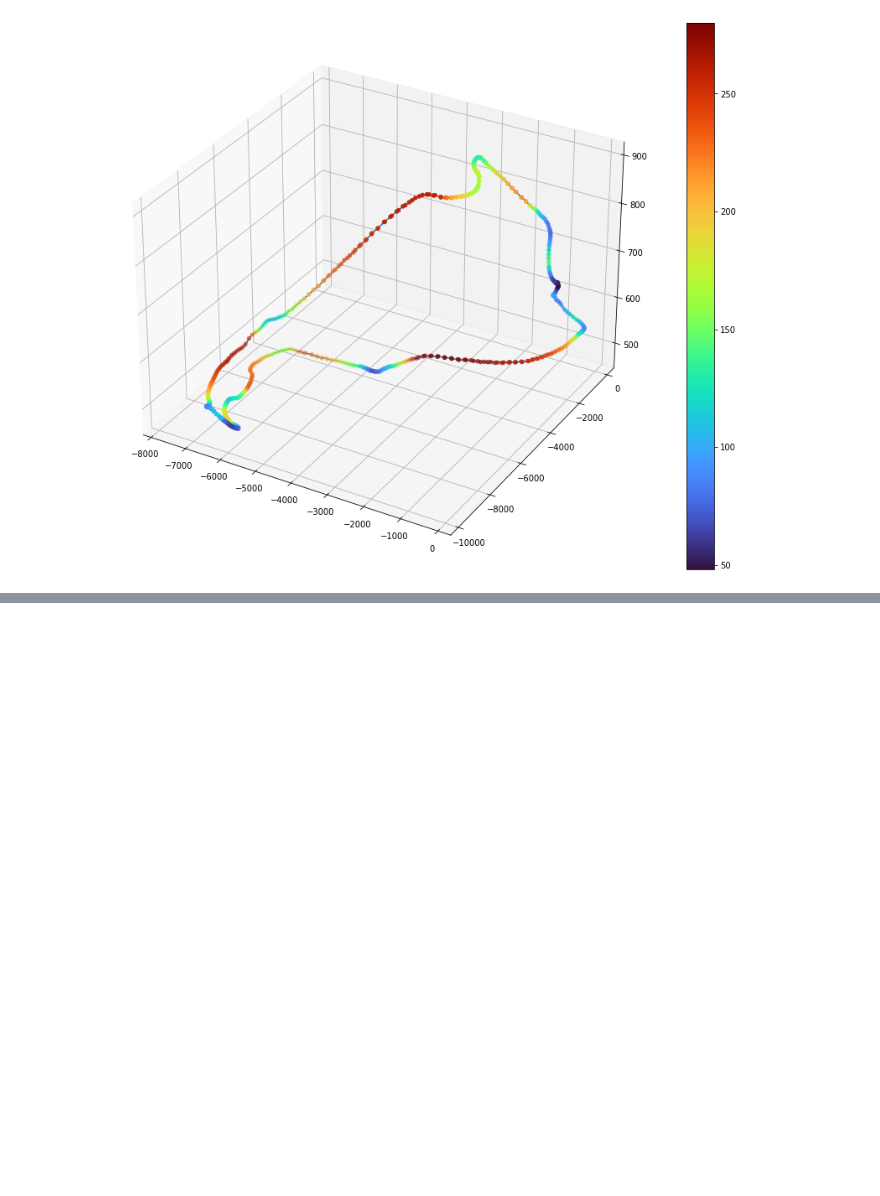
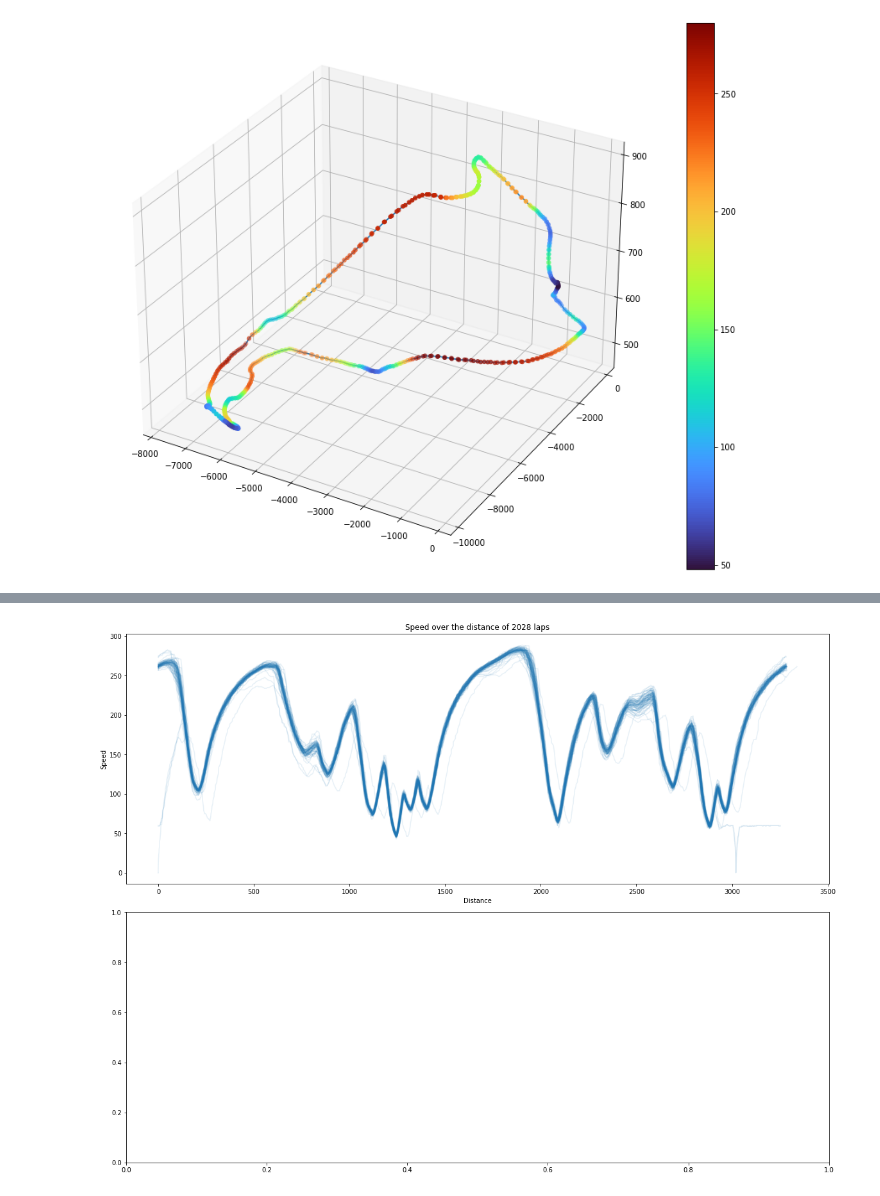
Before and after one commit to CiaranMcAndrew/f1ml, a Jupyter notebook: f1-analysis.ipynb, the cells around one changed output, grey strips where cells are left out. Saved outputs shown, nothing was run; the diff lists cells and outputs as text; code cells hidden in the pictures; blank space fills up the shorter version.

```diff
--- a/f1-analysis.ipynb
+++ b/f1-analysis.ipynb
@@ -130,0 +145,3 @@ fig.colorbar(sc, ax=ax)
+# %%
+ham_laps = laps.pick_driver("HAM")
+ham_laps
@@ -130,0 +162,14 @@ fig.colorbar(sc, ax=ax)
+# %%
+import matplotlib.pyplot as plt
+
+fig, axes = plt.subplots(nrows=2, figsize=(16, 12), constrained_layout=True)
+
+axes[0].set_title(f"Speed over the distance of {ham_laps.size} laps")
+axes[0].set_xlabel("Distance")
+axes[0].set_ylabel("Speed")
+
+for index, lap in ham_laps.iterlaps():
+    t = lap.get_telemetry()
+    axes[0].plot(t["Distance"], t["Speed"], color="C0", alpha=0.1)
+# %% [output]
+[figure, added]
```
Also changed, not shown: parts of 6 cells of this notebook.
